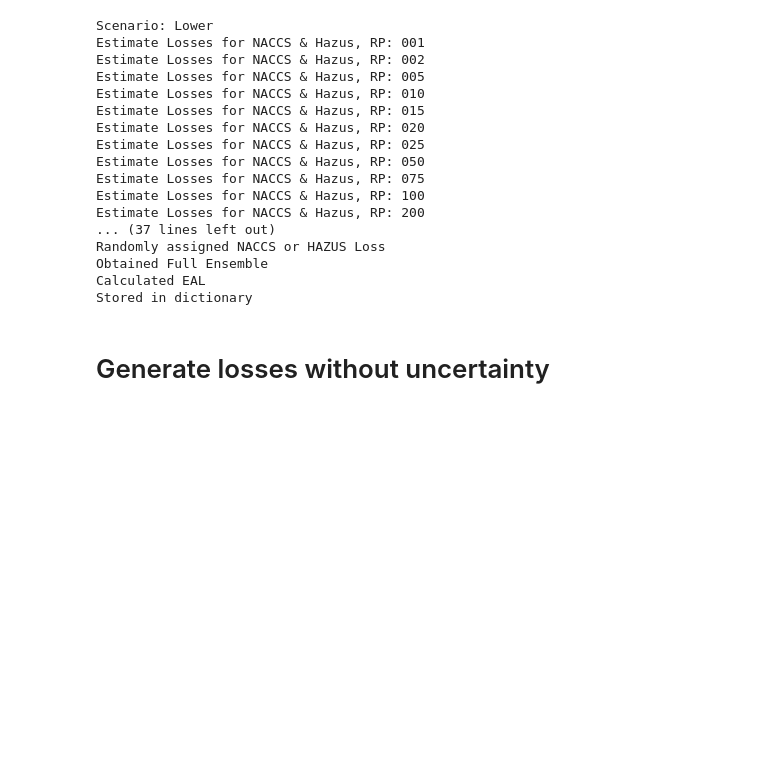
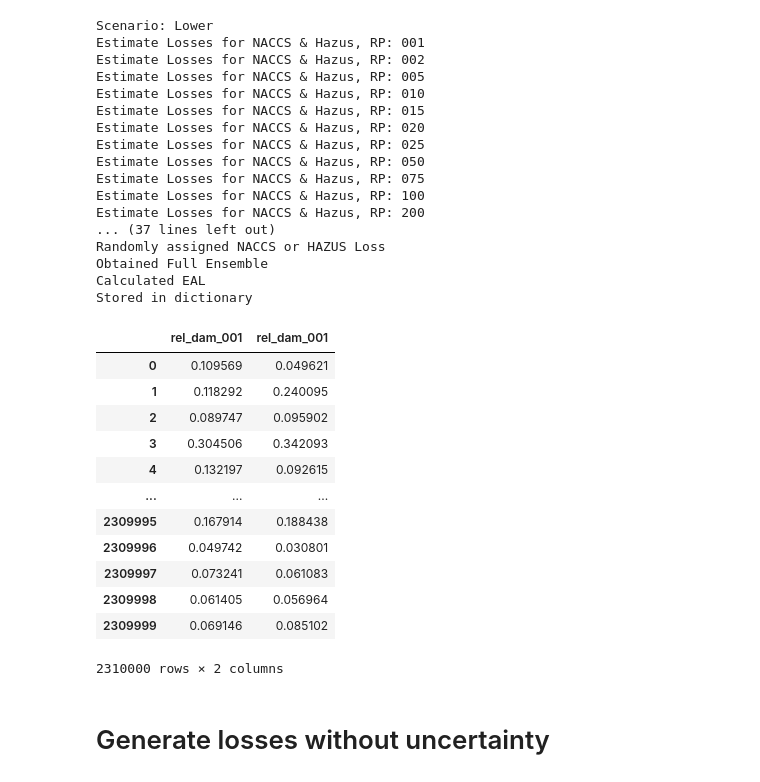
Before and after one commit to abpoll/gc_elev, a Jupyter notebook: workflow/notebooks/benchmark_ensemble.ipynb, the cells around one changed output. Cells and saved outputs as stored; diff of their text form; code cells hidden in the pictures; blank space fills up the shorter version.

```diff
--- a/workflow/notebooks/benchmark_ensemble.ipynb
+++ b/workflow/notebooks/benchmark_ensemble.ipynb
@@ -60,10 +57,6 @@ nsi_fz = pd.read_parquet(join(EXP_DIR_I, FIPS, 'nsi_fz.pqt'))
 # Instead, we need to do processing that
 # let's us treat these as separate scenarios
 
-# Round depths to the nearest foot
-# We do not have depth-damage functions
-# that would make reasonable use of finer precision
-nsi_depths = nsi_depths.round()
 # Filter to properties with > 0
 nsi_depths = nsi_depths[nsi_depths.iloc[:,1:].sum(axis=1) > 0]
 
@@ -98,7 +91,7 @@ depths_df = nsi_d_melt.pivot(index=['fd_id', 'scen'], columns=['rp'],
 # Normally we would only keep the below, but I'm commenting those out
 # because we also want to keep found_ht
 # keep_cols = ['fd_id', 'occtype', 'val_struct']
-keep_cols = ['fd_id', 'occtype', 'val_struct', 'found_ht']
+keep_cols = ['fd_id', 'occtype', 'val_struct', 'found_type']
 nsi_res = nsi_struct[keep_cols]
 
 # Let's merge in refs into nsi_res
@@ -474,7 +467,7 @@ print('Draw values')
 # fnds_ints = pd.Series(fnds.dot(2**np.arange(fnds.shape[1])[::-1]))
 # # Replace these values with the fnd_type
 # fnd_types = fnds_ints.map(bin_str_map)
-
+## For this case study, we use
 
 # print('Draw foundation type')
 
@@ -511,21 +504,21 @@ ens_df['hazus_types'] = np.where(ens_df['bld_types'].str[-2:] == 'WB',
                                  ens_df['bld_types'] + '_' + ens_df['fz_ddf'],
                                  ens_df['bld_types'])
 
-## Commenting out for our case study
 
-# # Second, we are going to use the fnd_type to draw from the
-# # FFE distribution
-# # Need to use np.stack to get the array of floats
-# tri_params = np.stack(fnd_types.map(FFE_DICT))
+# We are going to use the fnd_type to draw from the
+# FFE distribution
+# Need to use np.stack to get the array of floats
+tri_params = np.stack(ens_df['found_type'].map(FFE_DICT))
 
-# # Can use [:] to access like a matrix and directly input to
-# # rng.triangular
-# # 0, 1, and 2 are column indices corresponding to left,
-# # mode, and right
-# # We round this to the nearest foot
-# ffes = np.round(rng.triangular(tri_params[:,0],
-#                                tri_params[:,1],
-#                                tri_params[:,2]))
+# Can use [:] to access like a matrix and directly input to
+# rng.triangular
+# 0, 1, and 2 are column indices corresponding to left,
+# mode, and right
+# We round this to the nearest foot
+ffes = np.round(rng.triangular(tri_params[:,0],
+                               tri_params[:,1],
+                               tri_params[:,2]))
+ens_df['ffe'] = ffes
 
 print('Generated Structure Characteristics')
 # %% [output]
@@ -547,7 +540,8 @@ for scen in ['Lower', 'Mid', 'Upper']:
     # We subset to the scenario
     depth_df = depths_df[depths_df['scen'] == scen].drop(columns=['scen'])
     # We only need to keep properties with depth[500] > 0
-    depth_df = depth_df[depth_df['500'] > 0]
+    keep_rows = depth_df['500'] > 0
+    depth_df = depth_df.loc[keep_rows]
     # Replace 0 values with na
     depth_df[depth_df == 0] = np.nan
     # Let's do an inner merge so that we don't have
@@ -556,8 +550,8 @@ for scen in ['Lower', 'Mid', 'Upper']:
     ens_dfs[scen] = ens_df.merge(depth_df, how='inner', on='fd_id')
     # Dataframe for adjusted depths
     # depth_df and ens_dfs
-    depth_ffes[scen] = ens_dfs[scen][RET_PERS].subtract(ens_dfs[scen]['found_ht'],
-                                                        axis=0).round()
+    depth_ffes[scen] = ens_dfs[scen][RET_PERS].subtract(ens_dfs[scen]['ffe'],
+                                                        axis=0).round(1)
     print('Adjuted depths by FFE\n')
 # %% [output]
 Scenario: Lower
@@ -704,6 +698,22 @@ Randomly assigned NACCS or HAZUS Loss
 Obtained Full Ensemble
 Calculated EAL
 Stored in dictionary
+# %%
+ens_df[col]
+# %% [output]
+|  | rel_dam_001 | rel_dam_001 |
+| 0 | 0.109569 | 0.049621 |
+| 1 | 0.118292 | 0.240095 |
+| 2 | 0.089747 | 0.095902 |
+| 3 | 0.304506 | 0.342093 |
+| 4 | 0.132197 | 0.092615 |
+| ... | ... | ... |
+| 2309995 | 0.167914 | 0.188438 |
+| 2309996 | 0.049742 | 0.030801 |
+| 2309997 | 0.073241 | 0.061083 |
+| 2309998 | 0.061405 | 0.056964 |
+| 2309999 | 0.069146 | 0.085102 |
+2310000 rows × 2 columns
 # %%
 # Write out our ensemble dfs
 ens_out_filep = join(FO, 'ensemble.pqt')
```
Also changed, not shown: parts of 1 cell of this notebook, 2 other files.
